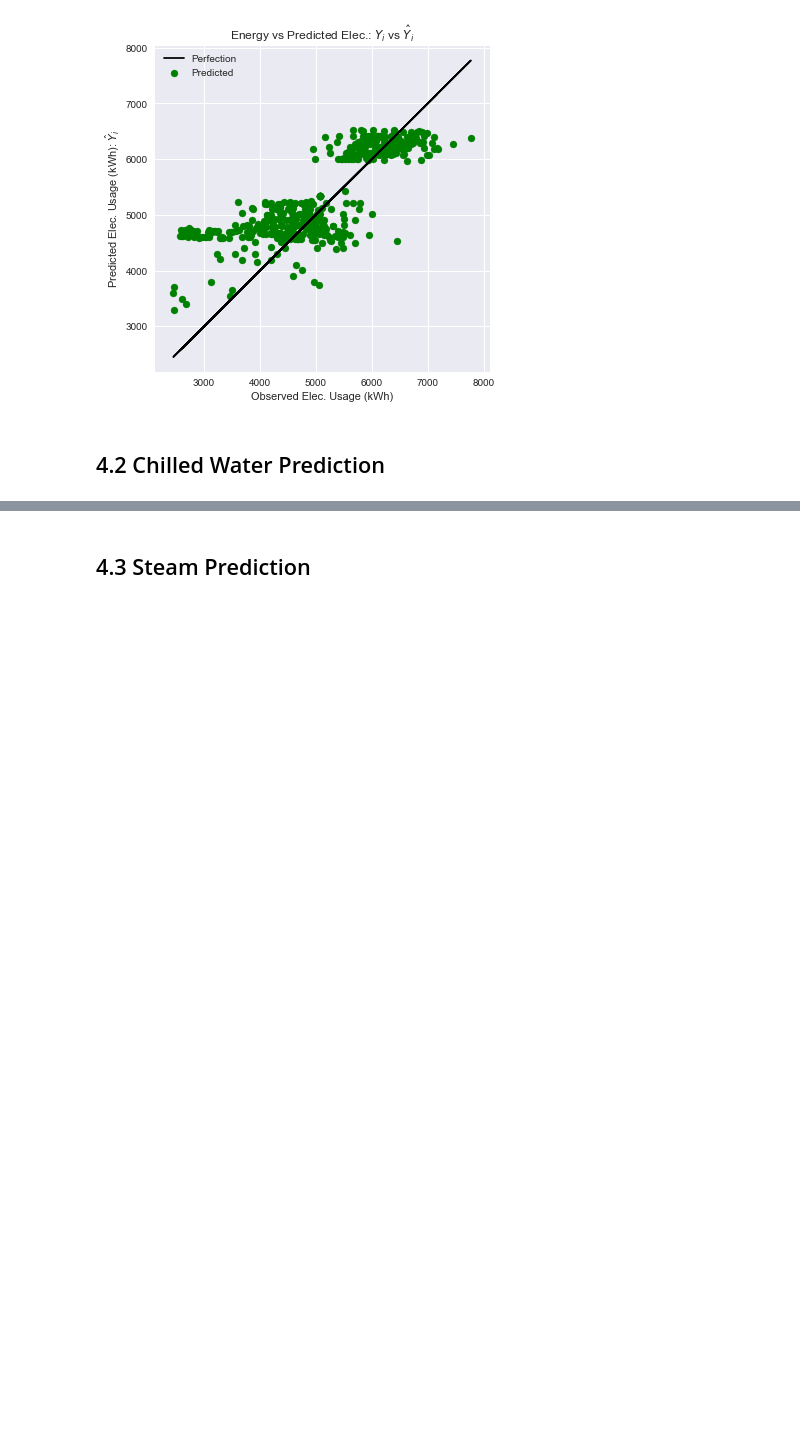
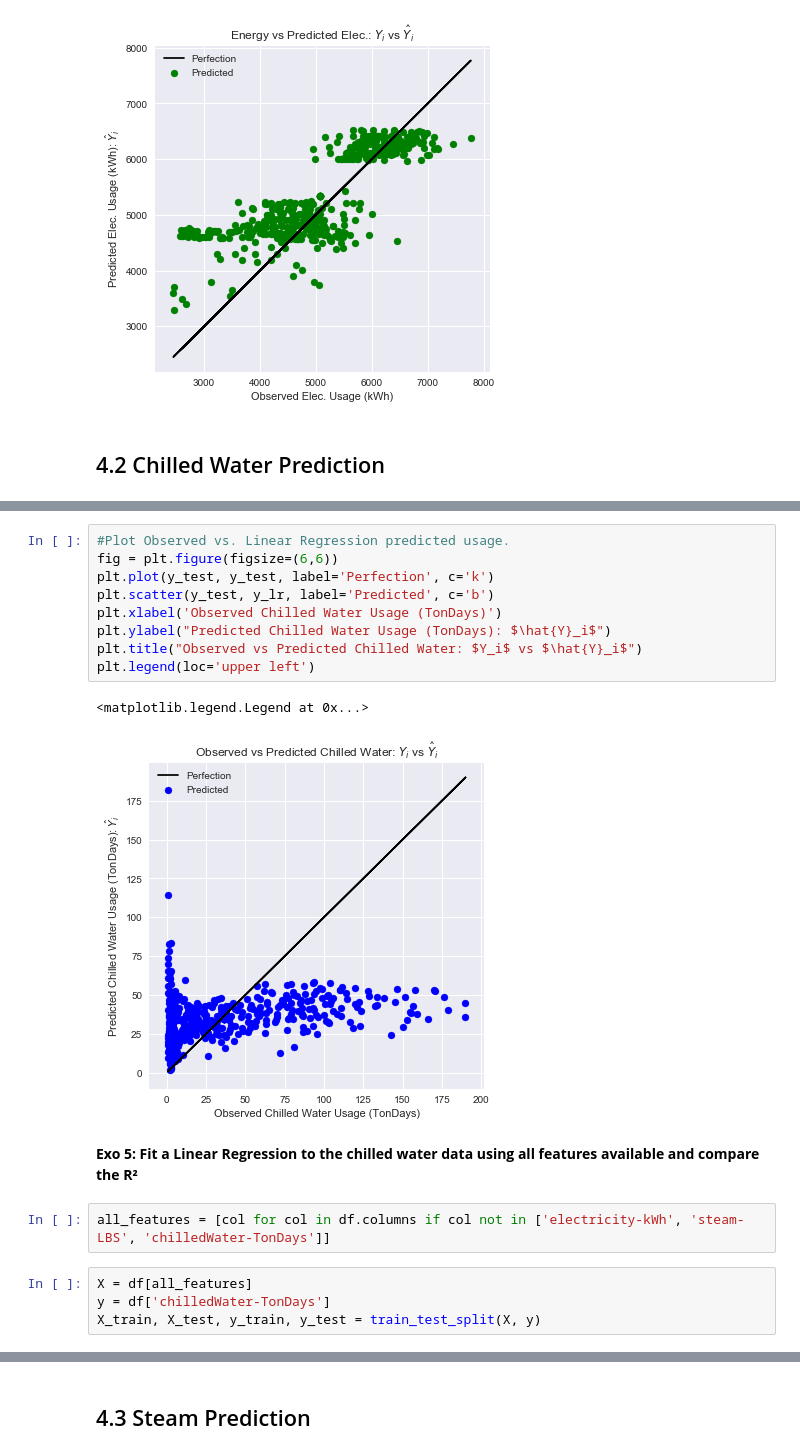
Before and after one commit to louisguitton/ifp-class-ml, a Jupyter notebook: part3/Building Energy Demand Prediction.ipynb, the cells around one changed output, grey strips where cells are left out. Saved outputs shown, nothing was run; the diff lists cells and outputs as text; blank space fills up the shorter version.

```diff
--- a/part3/Building Energy Demand Prediction.ipynb
+++ b/part3/Building Energy Demand Prediction.ipynb
@@ -215,0 +256,20 @@ plt.legend(loc='upper left')
+# %%
+#Plot Observed vs. Linear Regression predicted usage.
+fig = plt.figure(figsize=(6,6))
+plt.plot(y_test, y_test, label='Perfection', c='k')
+plt.scatter(y_test, y_lr, label='Predicted', c='b')
+plt.xlabel('Observed Chilled Water Usage (TonDays)')
+plt.ylabel("Predicted Chilled Water Usage (TonDays): $\hat{Y}_i$")
+plt.title("Observed vs Predicted Chilled Water: $Y_i$ vs $\hat{Y}_i$")
+plt.legend(loc='upper left')
+# %% [output]
+<matplotlib.legend.Legend at 0x...>
+[figure, added]
+# %% [markdown]
+**Exo 5: Fit a Linear Regression to the chilled water data using all features available and compare the R²**
+# %%
+all_features = [col for col in df.columns if col not in ['electricity-kWh', 'steam-LBS', 'chilledWater-TonDays']]
+# %%
+X = df[all_features]
+y = df['chilledWater-TonDays']
+X_train, X_test, y_train, y_test = train_test_split(X, y)
```
Also changed, not shown: parts of 38 cells of this notebook, 3 other files.
